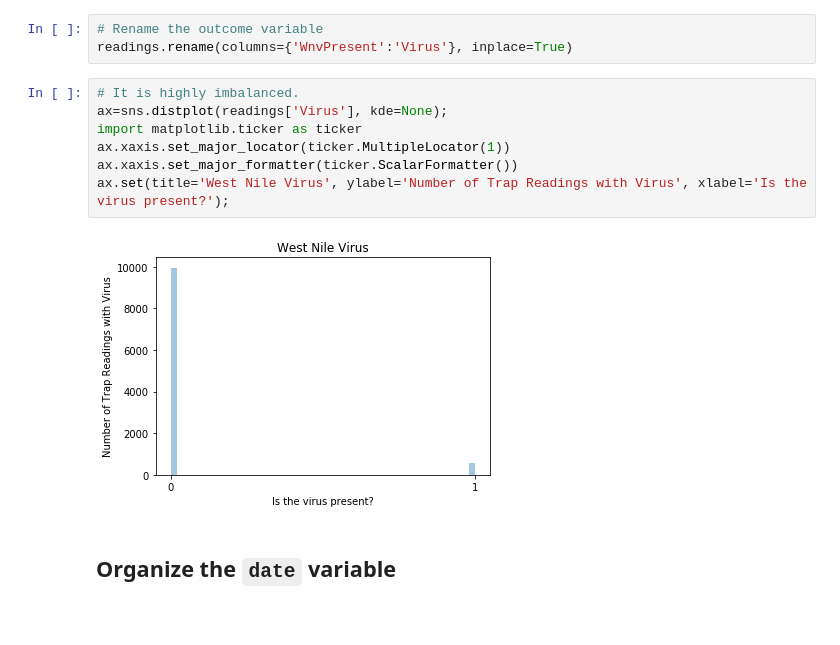
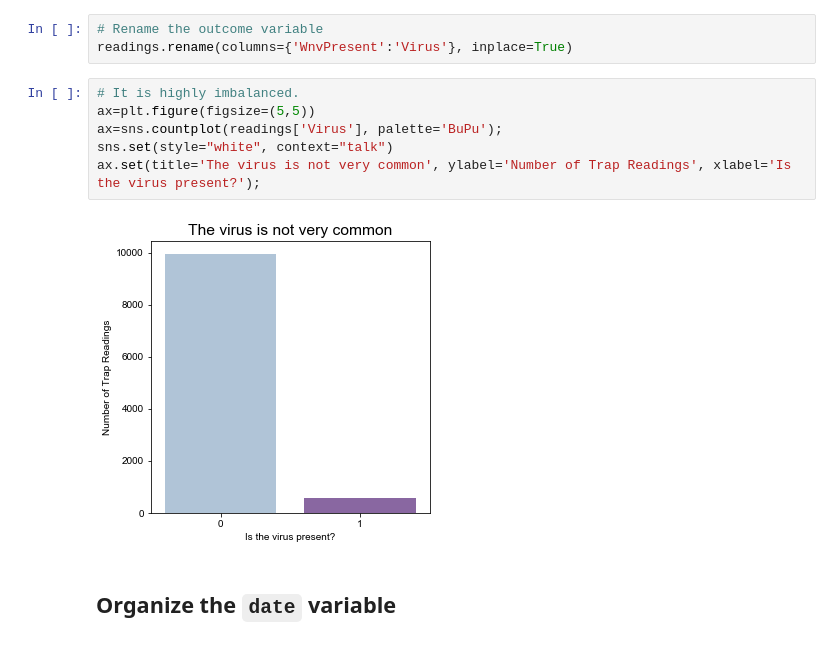
Before and after one commit to austinlasseter/West_Nile_Virus_032108, a Jupyter notebook: Austin/01 - Trap Readings Training Set.ipynb, the cells around one changed output. Cells and saved outputs as stored; diff of their text form.

```diff
--- a/Austin/01 - Trap Readings Training Set.ipynb
+++ b/Austin/01 - Trap Readings Training Set.ipynb
@@ -43,13 +43,12 @@ subset.groupby(['Date', 'Trap', 'Species']).sum().sort_values(['WnvPresent'], as
 readings.rename(columns={'WnvPresent':'Virus'}, inplace=True)
 # %%
 # It is highly imbalanced.
-ax=sns.distplot(readings['Virus'], kde=None);
-import matplotlib.ticker as ticker
-ax.xaxis.set_major_locator(ticker.MultipleLocator(1))
-ax.xaxis.set_major_formatter(ticker.ScalarFormatter())
-ax.set(title='West Nile Virus', ylabel='Number of Trap Readings with Virus', xlabel='Is the virus present?');
+ax=plt.figure(figsize=(5,5))
+ax=sns.countplot(readings['Virus'], palette='BuPu');
+sns.set(style="white", context="talk")
+ax.set(title='The virus is not very common', ylabel='Number of Trap Readings', xlabel='Is the virus present?');
 # %% [output]
-[figure, old version]
+[figure, new version]
 # %% [markdown]
 ## Organize the `date` variable
 # %%
```
Also changed, not shown: parts of 14 cells of this notebook, 3 other files.
